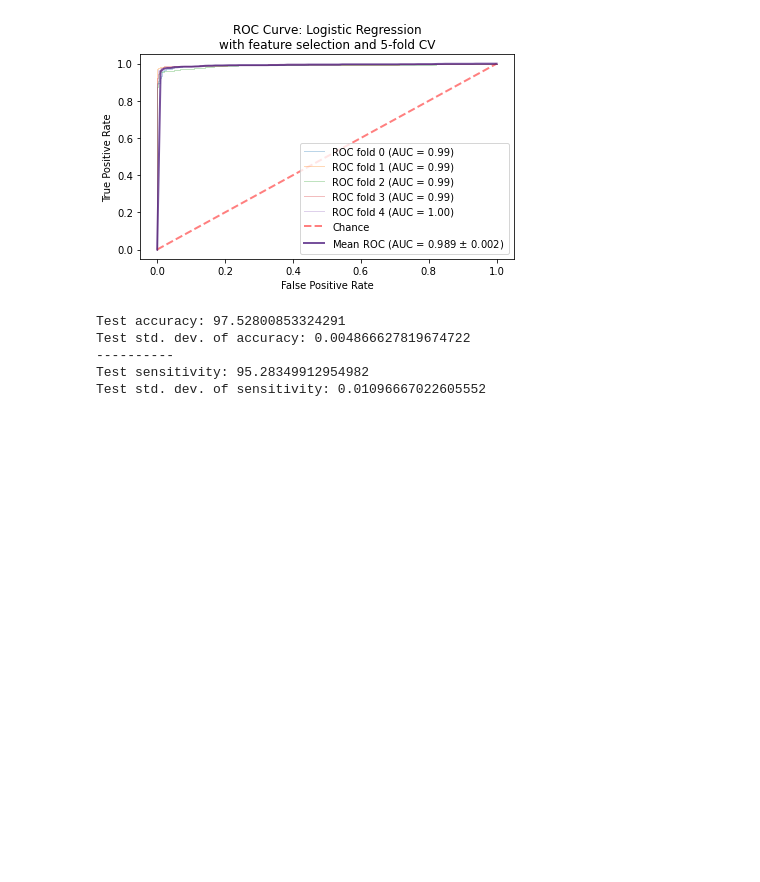
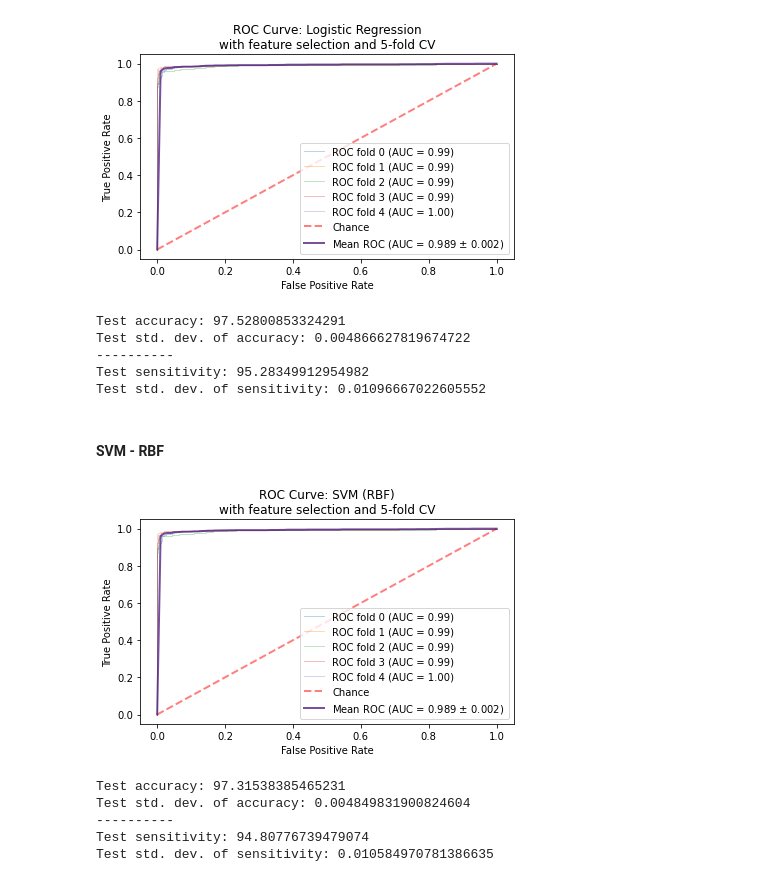
Before and after one commit to jerryadamsfranklin/brain-tumour-detection, a Jupyter notebook: featureSelection.ipynb, the cells around one changed output. Drawn from its saved outputs; the diff is of its cells as text; code cells hidden in the pictures; blank space fills up the shorter version.

```diff
--- a/featureSelection.ipynb
+++ b/featureSelection.ipynb
@@ -113,3 +116,16 @@ Test std. dev. of accuracy: 0.004866627819674722
 ----------
 Test sensitivity: 95.28349912954982
 Test std. dev. of sensitivity: 0.01096667022605552
+# %% [markdown]
+#### SVM - RBF
+# %%
+svm_rbf = SVC(kernel = 'rbf', gamma = 'auto')  # create model
+
+calcMetrics(svm_rbf, 'SVM (RBF)')
+# %% [output]
+[figure, added]
+Test accuracy: 97.31538385465231
+Test std. dev. of accuracy: 0.004849831900824604
+----------
+Test sensitivity: 94.80776739479074
+Test std. dev. of sensitivity: 0.010584970781386635
```
Also changed, not shown: parts of 10 cells of this notebook, 6 other files.
